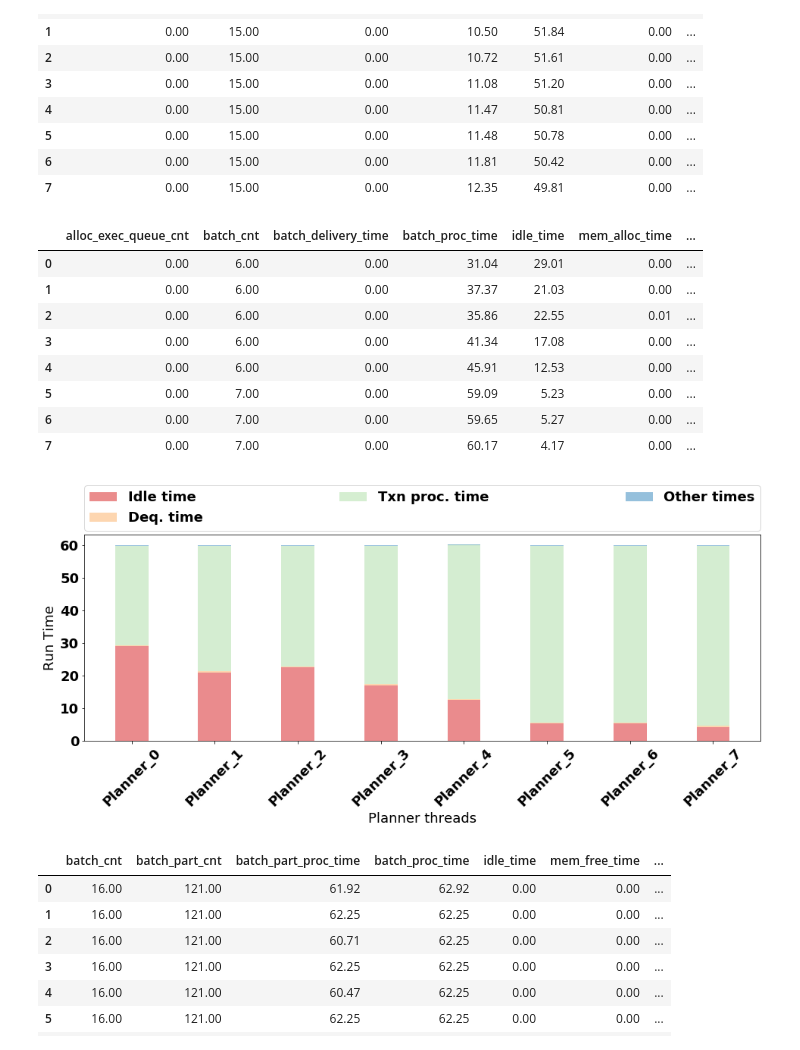
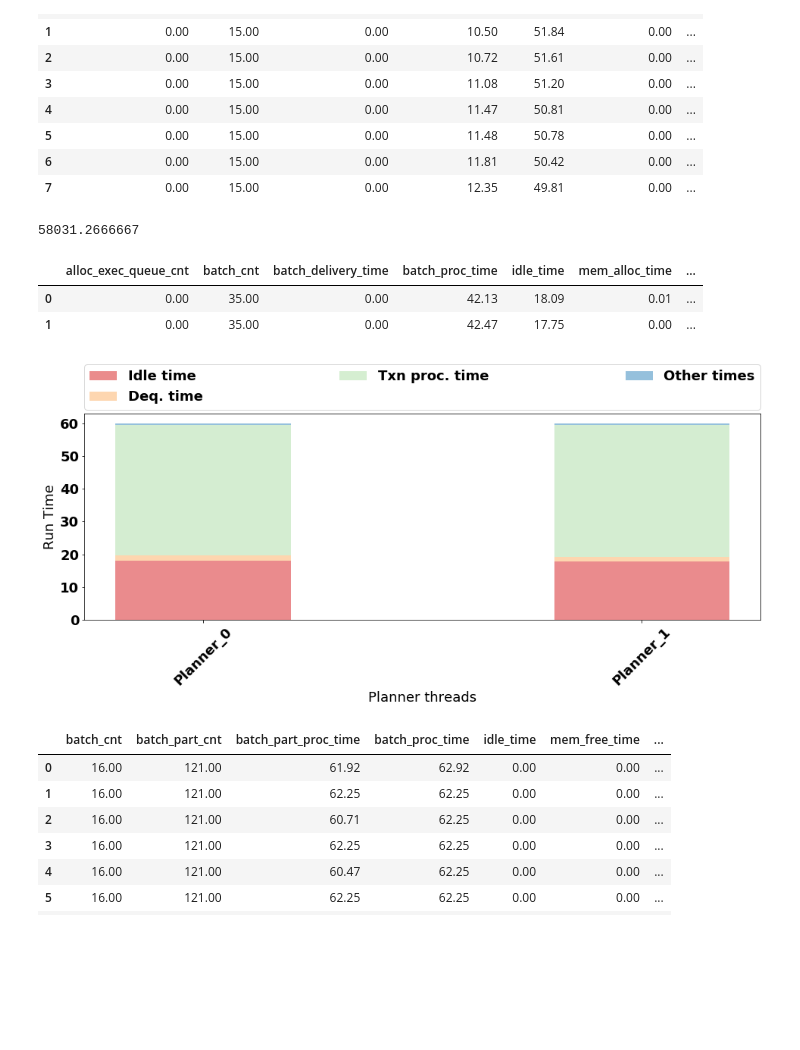
Before and after one commit to qadahtm/deneva, a Jupyter notebook: pynb/QueCC.ipynb, the cells around one changed output. Cells and saved outputs as stored; diff of their text form; code cells hidden in the pictures; blank space fills up the shorter version.

```diff
--- a/pynb/QueCC.ipynb
+++ b/pynb/QueCC.ipynb
@@ -605,6 +605,16 @@ NameError: name 'df' is not defined
 # %%
 agg_req_normal = {'tput':'mean','virt_mem_usage':'mean'}
 agg_req = agg_req_normal
+
+
+
+tpcc_neworder_50_quecc_ts = "/Users/qadahtm/Dev/halstead/deneva_project/deneva/exp_results/50payment_qucc_ts_mpr15"
+tpcc_neworder_50_others = "/Users/qadahtm/Dev/halstead/deneva_project/deneva/exp_results/50payment_others_mpr15"
+
+
+df_tpcc_neworder_50 = pd.concat([pd.DataFrame(parse_directory(tpcc_neworder_50_quecc_ts)),
+                                 pd.DataFrame(parse_directory(tpcc_neworder_50_others))]);
+
 
 tpcc_neworder_only = "/Users/qadahtm/Dev/halstead/deneva_project/deneva/exp_results/all_neworder_tpcc_mpt_o3"
 df_tpcc_neworder_only = pd.DataFrame(parse_directory(tpcc_neworder_only))
@@ -617,10 +627,18 @@ del df_tpcc_neworder_only_quecc['commit_strategy']
 df_tpcc_neworder_only['workload'] = "NEWORDER_ONLY"
 df_tpcc_neworder_only_quecc['workload'] = "NEWORDER_ONLY"
 
+
+del df_tpcc_neworder_50['commit_strategy']
+df_tpcc_neworder_50['workload'] = "NEWORDER + PAYMENT"
+
+
 # df_tpcc_neworder_only = df_tpcc_neworder_only[df_tpcc_neworder_only.cc_alg != 'QUECC']
 
 grouped_tpcc_neworder_only = df_tpcc_neworder_only.groupby(['cc_alg','workload','worker_cnt','pa_cnt']).agg(agg_req)
 grouped_tpcc_neworder_only_quecc = df_tpcc_neworder_only_quecc.groupby(['cc_alg','workload','worker_cnt','pa_cnt']).agg(agg_req)
+
+grouped_tpcc_neworder_50 = df_tpcc_neworder_50.groupby(['cc_alg','workload','worker_cnt','pa_cnt']).agg(agg_req)
+
 
 # grouped_tpcc_neworder_only = pd.concat([grouped_tpcc_neworder_only_2, grouped_tpcc_neworder_only_quecc])
 # grouped_tpcc_neworder_only = grouped_tpcc_neworder_only
@@ -634,14 +652,15 @@ del df_tpcc_payment_only['commit_strategy']
 df_tpcc_payment_only['workload'] = "PAYMENT_ONLY"
 # df_tpcc_payment_only = df_tpcc_payment_only[df_tpcc_payment_only.cc_alg != 'QUECC']
 
-grouped_tpcc_payment_only = df_tpcc_payment_only.groupby(['cc_alg','workload','worker_cnt','pa_cnt']).agg(agg_req)
+grouped_tpcc_payment_only = df_tpcc_payment_only.groupby(['cc_alg','workload','worker_cnt','pt_cnt']).agg(agg_req)
 # grouped_tpcc_neworder_only = df_tpcc_neworder_only.groupby(['cc_alg','workload','worker_cnt','pa_cnt']).agg(agg_req)
 
 
 pd.options.display.float_format = '{:,.2f}'.format
 grouped_f = []
 # grouped_f = grouped_tpcc_payment_only
-grouped_f = grouped_tpcc_neworder_only
+# grouped_f = grouped_tpcc_neworder_only
+grouped_f = grouped_tpcc_neworder_50
 # print(grouped_f.loc['HSTORE','NEWORDER_ONLY'].index)
 dff = pd.concat([df_tpcc_payment_only,df_tpcc_neworder_only])
 
@@ -1575,21 +1595,17 @@ def plot_exec_times(df):
 # %%
 # directory = '/Users/qadahtm/Dev/halstead/results/quecc_aws'
 # df = pd.DataFrame(view_planner_from_file(directory+"/QUECC_s_t0_7.txt"))
-datafile = '/Users/qadahtm/Dev/halstead/deneva_project/deneva/exp_results/quecc_final_eqs_capf_1_blen4.txt'
+datafile = '/Users/qadahtm/Dev/halstead/deneva_project/deneva/exp_results/quecc_final_NO_MPT_mpr10_2pt_14et_blen4_t1.txt'
 df = pd.DataFrame(view_planner_from_file(datafile))
 plot_planner_times(df)
+print(df['queue_deq_cnt'].sum()/60)
 df
 # %% [output]
+58031.2666667
 |  | alloc_exec_queue_cnt | batch_cnt | batch_delivery_time | batch_proc_time | idle_time | mem_alloc_time | ... |
-| 0 | 0.00 | 6.00 | 0.00 | 31.04 | 29.01 | 0.00 | ... |
-| 1 | 0.00 | 6.00 | 0.00 | 37.37 | 21.03 | 0.00 | ... |
-| 2 | 0.00 | 6.00 | 0.00 | 35.86 | 22.55 | 0.01 | ... |
-| 3 | 0.00 | 6.00 | 0.00 | 41.34 | 17.08 | 0.00 | ... |
-| 4 | 0.00 | 6.00 | 0.00 | 45.91 | 12.53 | 0.00 | ... |
-| 5 | 0.00 | 7.00 | 0.00 | 59.09 | 5.23 | 0.00 | ... |
-| 6 | 0.00 | 7.00 | 0.00 | 59.65 | 5.27 | 0.00 | ... |
-| 7 | 0.00 | 7.00 | 0.00 | 60.17 | 4.17 | 0.00 | ... |
+| 0 | 0.00 | 35.00 | 0.00 | 42.13 | 18.09 | 0.01 | ... |
+| 1 | 0.00 | 35.00 | 0.00 | 42.47 | 17.75 | 0.00 | ... |
-[figure, old version]
+[figure, new version]
 # %%
 directory = '/Users/qadahtm/Dev/halstead/results/quecc_aws'
 # df = pd.DataFrame(view_exec_from_file(directory+"/QUECC_s_t0_7.txt"))
```
Also changed, not shown: parts of 3 cells of this notebook, 8 other files.
